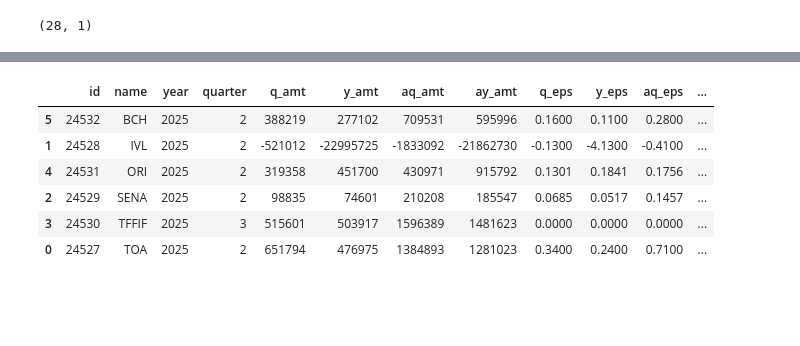
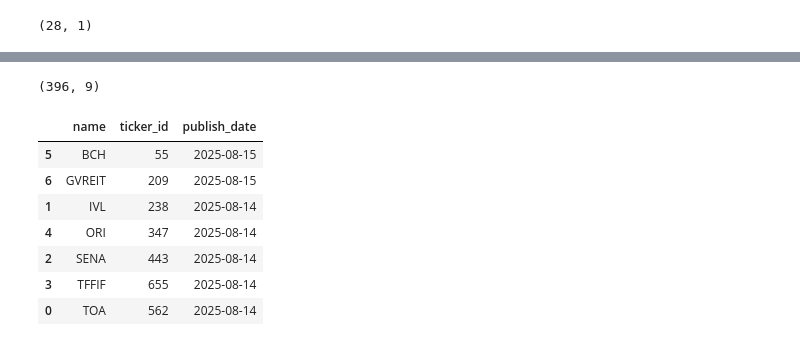
Before and after one commit to santimcs/A5, a Jupyter notebook: Quarterly/210-EPS Q2.ipynb, the cells around one changed output, grey strips where cells are left out. Saved outputs shown, nothing was run; the diff lists cells and outputs as text; code cells hidden in the pictures; blank space fills up the shorter version.

```diff
--- a/Quarterly/210-EPS Q2.ipynb
+++ b/Quarterly/210-EPS Q2.ipynb
@@ -367,11 +355,26 @@ WHERE publish_date >= '2025-08-14'
+# %%
+sql = """
+SELECT *
+FROM tickers"""
+pg_tickers = pd.read_sql(sql, conpg)
+pg_tickers.shape
+# %% [output]
+(396, 9)
 # %%
 df_epss_buy = df_epss_inp.merge(df_buy, on='name', how='inner')
-df_epss_buy.sort_values(by='name')
+df_epss_buy = df_epss_buy.drop(columns=['ticker_id'])
+
+df_epss_buy_tickers = df_epss_buy.merge(pg_tickers, on='name', how='inner')
+df_epss_buy_tickers = df_epss_buy_tickers.rename(columns={'id_y': 'ticker_id'})
+
+columns = 'name ticker_id publish_date'.split()
+df_epss_buy_tickers[columns].sort_values(by='name')
 # %% [output]
-|  | id | name | year | quarter | q_amt | y_amt | aq_amt | ay_amt | q_eps | y_eps | aq_eps | ... |
-| 5 | 24532 | BCH | 2025 | 2 | 388219 | 277102 | 709531 | 595996 | 0.1600 | 0.1100 | 0.2800 | ... |
-| 1 | 24528 | IVL | 2025 | 2 | -521012 | -22995725 | -1833092 | -21862730 | -0.1300 | -4.1300 | -0.4100 | ... |
-| 4 | 24531 | ORI | 2025 | 2 | 319358 | 451700 | 430971 | 915792 | 0.1301 | 0.1841 | 0.1756 | ... |
-| 2 | 24529 | SENA | 2025 | 2 | 98835 | 74601 | 210208 | 185547 | 0.0685 | 0.0517 | 0.1457 | ... |
-| 3 | 24530 | TFFIF | 2025 | 3 | 515601 | 503917 | 1596389 | 1481623 | 0.0000 | 0.0000 | 0.0000 | ... |
-| 0 | 24527 | TOA | 2025 | 2 | 651794 | 476975 | 1384893 | 1281023 | 0.3400 | 0.2400 | 0.7100 | ... |
+|  | name | ticker_id | publish_date |
+| 5 | BCH | 55 | 2025-08-15 |
+| 6 | GVREIT | 209 | 2025-08-15 |
+| 1 | IVL | 238 | 2025-08-14 |
+| 4 | ORI | 347 | 2025-08-14 |
+| 2 | SENA | 443 | 2025-08-14 |
+| 3 | TFFIF | 655 | 2025-08-14 |
+| 0 | TOA | 562 | 2025-08-14 |
```
Also changed, not shown: parts of 31 cells of this notebook, 12 other files.
